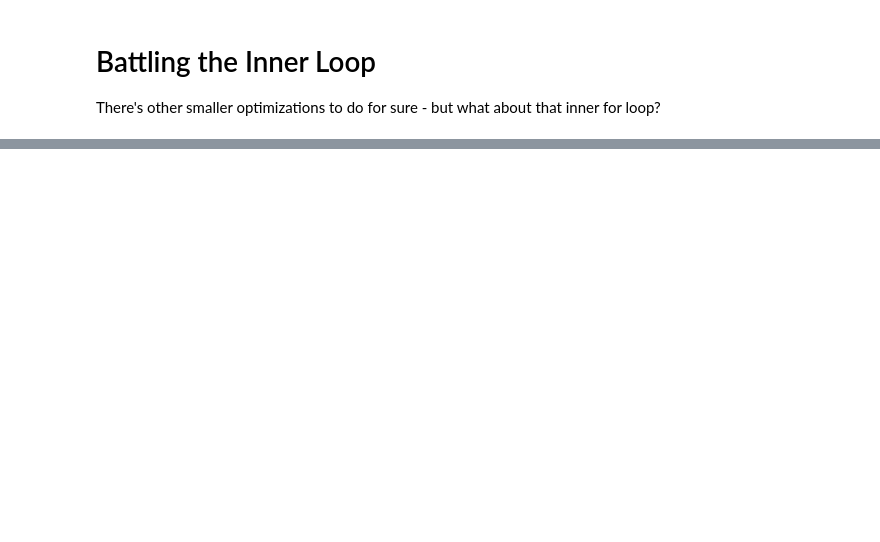
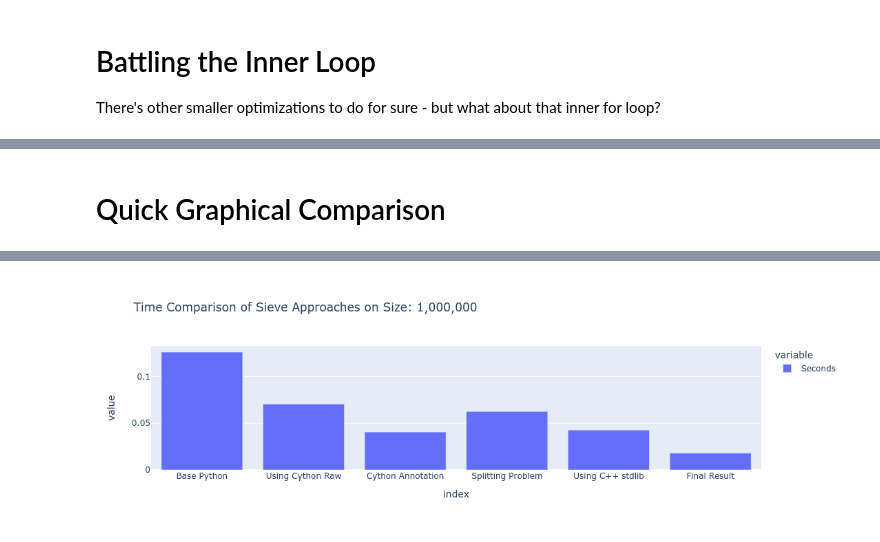
Before and after one commit to Andesha/sharcnet-cython, a Jupyter notebook: reference.ipynb, the cells around one changed output, grey strips where cells are left out. Cells and saved outputs as stored; diff of their text form; code cells hidden in the pictures; blank space fills up the shorter version.

Commit message:
add nice benchmark comparison

```diff
--- a/reference.ipynb
+++ b/reference.ipynb
@@ -283,0 +284,29 @@ prime_list = sieve_print_fin(table)
+# %% [markdown]
+# Quick Graphical Comparison
+# %%
+def compare_approach(problem_size):
+    result_base = %timeit -o sieve(problem_size)
+    result_raw = %timeit -o sieve_magic(problem_size) # raw compile
+    result_annotate = %timeit -o sieve_working(problem_size) # annotation of types
+    result_split = %timeit -o sieve_print_cy(sieve_table_cy(problem_size)) # problem split up
+    result_stdlib = %timeit -o prime_list = sieve_print_vec(sieve_table_vec(problem_size)) # use stlib
+    result_final = %timeit -o table = sieve_print_fin(sieve_table_fin(problem_size)) # final win
+
+    result_dict = {
+        'Base Python': result_base.best,
+        'Using Cython Raw': result_raw.best,
+        'Cython Annotation': result_annotate.best,
+        'Splitting Problem': result_split.best,
+        'Using C++ stdlib': result_stdlib.best,
+        'Final Result': result_final.best
+    }
+
+    import plotly.express as px
+    import pandas as pd
+
+    fig = px.bar(pd.DataFrame.from_dict(result_dict, orient='index', columns=['Seconds']),
+                 title=f'Time Comparison of Sieve Approaches on Size: {problem_size:,}')
+    fig.show()
+# %%
+compare_approach(1_000_000)
+# %% [output]
@@ -283,0 +319 @@ prime_list = sieve_print_fin(table)
+[figure, added]
```
Also changed, not shown: parts of 13 cells of this notebook.
